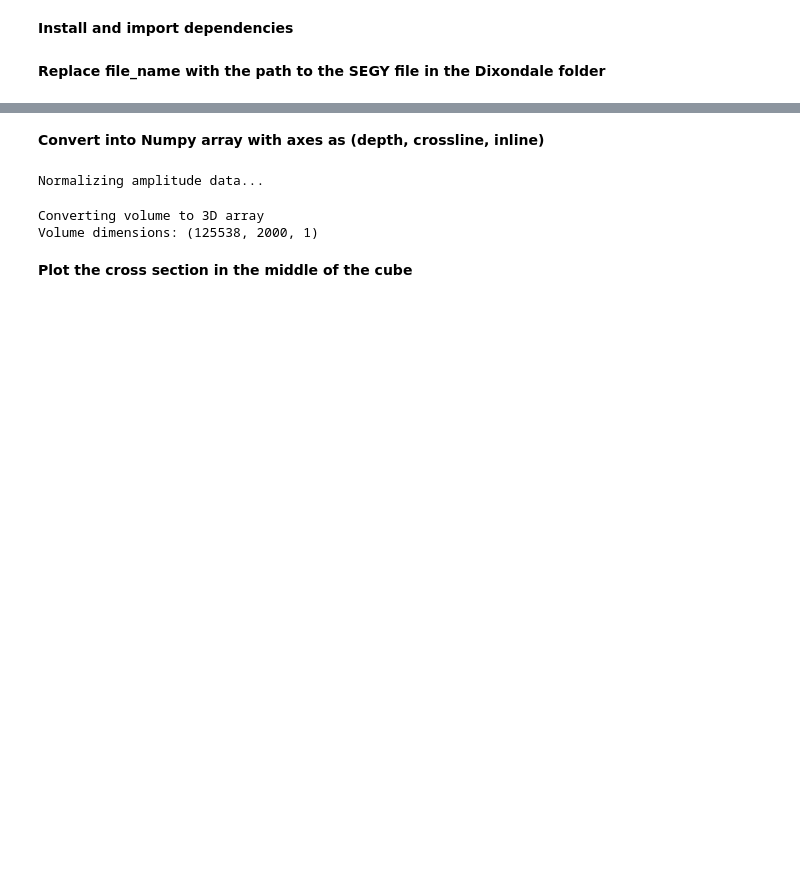
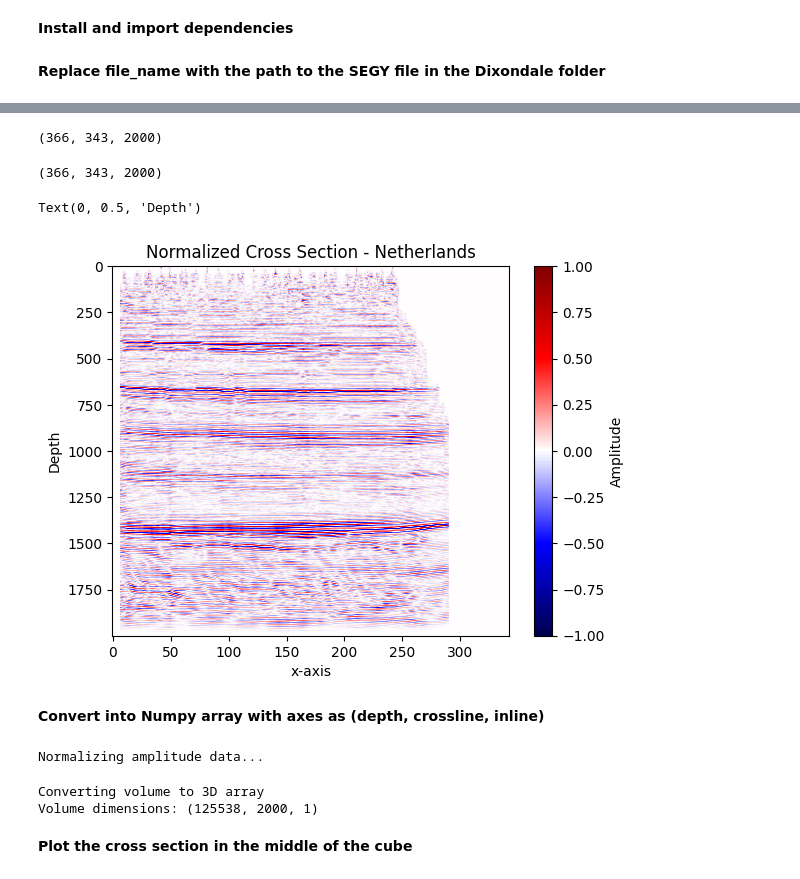
Before and after one commit to crbuch/SeismicML, a Jupyter notebook: main.ipynb, the cells around one changed output, grey strips where cells are left out. Cells and saved outputs as stored; diff of their text form; code cells hidden in the pictures; blank space fills up the shorter version.

Commit message:
used FFID to group inlines

```diff
--- a/main.ipynb
+++ b/main.ipynb
@@ -6,15 +6,11 @@ import warnings
 # %% [markdown]
 **Replace file_name with the path to the SEGY file in the Dixondale folder**
 # %%
-prefix_folder = "G:/3D Seismic Volumes-SEGY/Seismic Data 3DX/Dixondale/"
+dixondale = "G:/3D Seismic Volumes-SEGY/Seismic Data 3DX/Dixondale/DixondalePSTM_8-14-19_filtered_export3.sgy"
 
 
-#DixondalePSTM_8-14-19_filtered_export.sgy
+netherlands = "./SeismicData/Netherlands.sgy"
 
-#Copy and paste file name here
-file_name = "DixondalePSTM_8-14-19_filtered_export3.sgy"
-
-print("Reading file... this may take a moment")
-stream = read(prefix_folder+file_name, format="SEGY")
-print("Opened file successfully")
+stream = read(dixondale, format="SEGY")
+stream.normalize()
 # %% [output]
@@ -23,3 +26,68 @@ Opened file successfully
+# %%
+import numpy as np
+
+def get_FFID(trace):
+    header = trace.stats.segy.trace_header
+    return int.from_bytes(header.unpacked_header[8:12], byteorder="little" if header.endian=="<" else "big")
+
+min_FFID = float("inf")
+max_FFID = -float("inf")
+
+for trace in stream:
+    ffid = get_FFID(trace)
+    if ffid>max_FFID:
+        max_FFID = ffid
+    elif ffid<min_FFID:
+        min_FFID = ffid
+
+num_inlines = [0]
+last_ffid = get_FFID(stream[0])
+
+
+
+traces = []
+for trace in stream:
+    traces.append(trace.data)
+    ffid = get_FFID(trace)
+    if ffid!=last_ffid:
+        num_inlines.append(0)
+    num_inlines[-1] += 1
+    last_ffid = ffid
+num_inlines = np.bincount(num_inlines).argmax()
+num_crosslines = len(stream)//num_inlines
+sample_depth = len(stream[0])
+
+
+seismic_array = []
+last_inline = 0
+for ct, trace in enumerate(traces):
+    if ct%num_inlines==0:
+        seismic_array.append([])
+    seismic_array[-1].append(trace)
+
+
+if(len(seismic_array[-1])!=num_inlines):
+    seismic_array.pop()
+
+
+seismic_array = np.array(seismic_array)
+print(seismic_array.shape)
+# %% [output]
+(366, 343, 2000)
+# %%
+import matplotlib.pyplot as plt
+
+print(seismic_array.shape)
+
+plt.imshow(np.flipud(np.rot90(seismic_array[180])), cmap="seismic", aspect="auto")
+plt.colorbar(label="Amplitude")
+plt.title("Normalized Cross Section - Netherlands")
+plt.xlabel("x-axis")
+plt.ylabel("Depth")
+# %% [output]
+(366, 343, 2000)
+Text(0, 0.5, 'Depth')
+[figure, added]
 # %% [markdown]
 **Convert into Numpy array with axes as (depth, crossline, inline)**
 # %%
```
Also changed, not shown: parts of 2 cells of this notebook.
